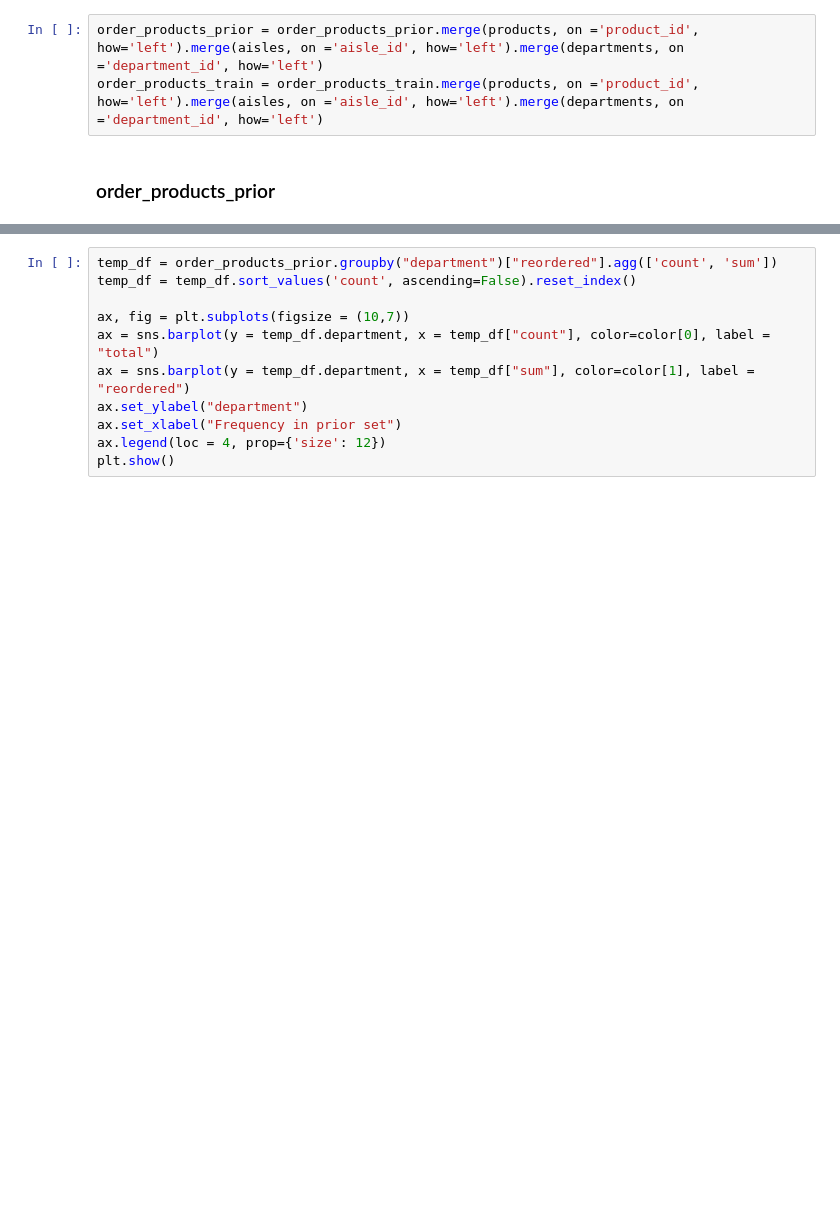
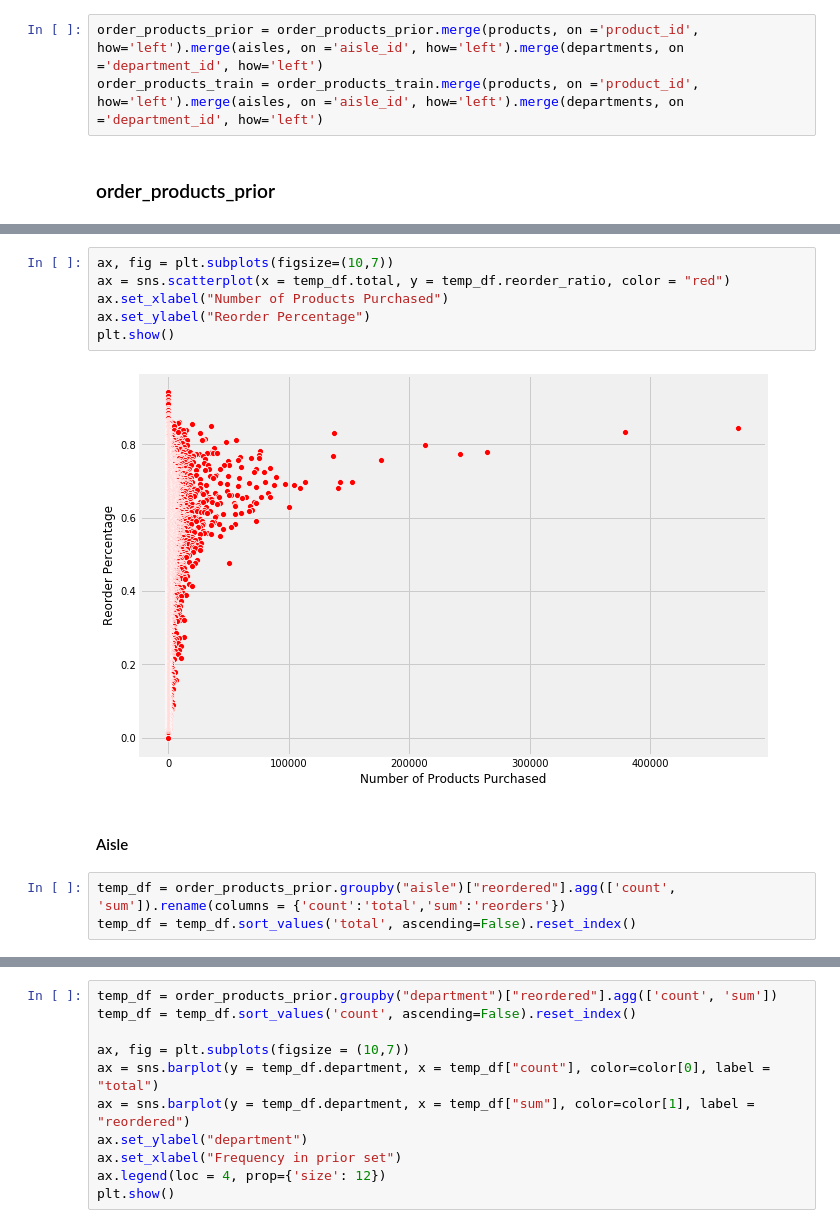
Before and after one commit to archd3sai/Instacart-Market-Basket-Analysis, a Jupyter notebook: Exploratory Data Analysis.ipynb, the cells around one changed output, grey strips where cells are left out. Drawn from its saved outputs; the diff is of its cells as text; blank space fills up the shorter version.

```diff
--- a/Exploratory Data Analysis.ipynb
+++ b/Exploratory Data Analysis.ipynb
@@ -114 +128,14 @@ plt.show()
+# %%
+ax, fig = plt.subplots(figsize=(10,7))
+ax = sns.scatterplot(x = temp_df.total, y = temp_df.reorder_ratio, color = "red")
+ax.set_xlabel("Number of Products Purchased")
+ax.set_ylabel("Reorder Percentage")
+plt.show()
+# %% [output]
+[figure, added]
+# %% [markdown]
+#### Aisle
+# %%
+temp_df = order_products_prior.groupby("aisle")["reordered"].agg(['count', 'sum']).rename(columns = {'count':'total','sum':'reorders'})
+temp_df = temp_df.sort_values('total', ascending=False).reset_index()
 # %%
```
Also changed, not shown: parts of 8 cells of this notebook.
